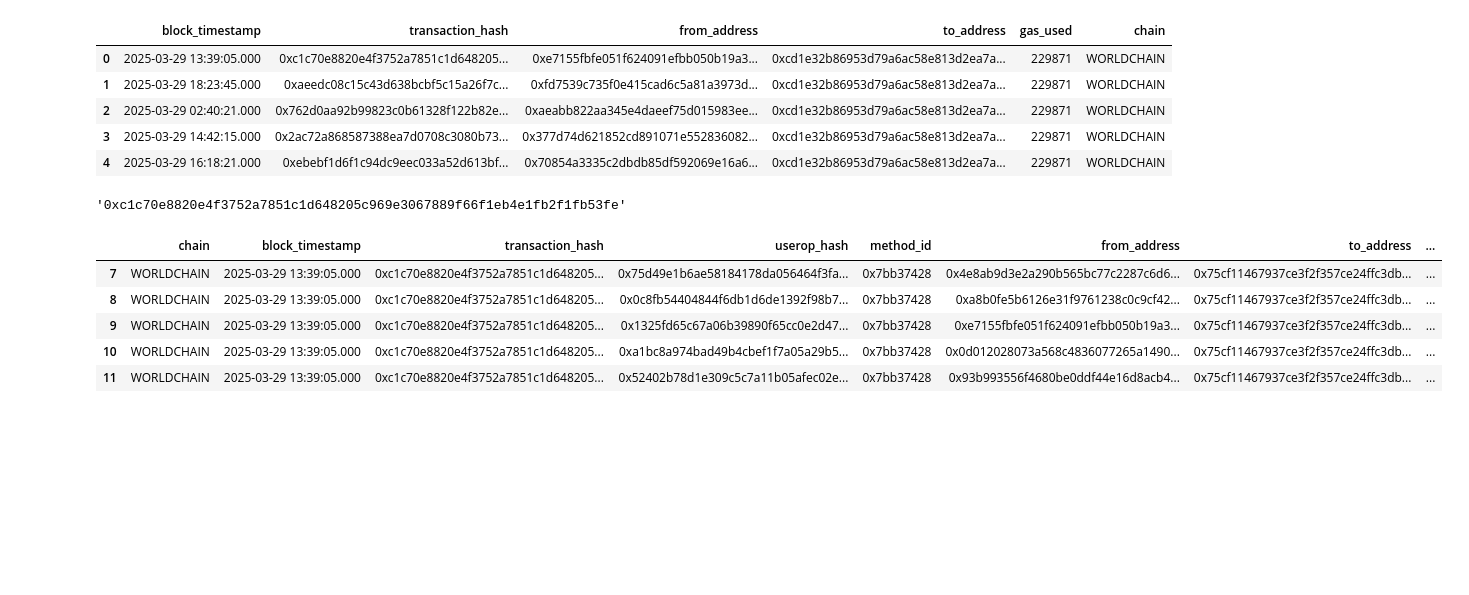
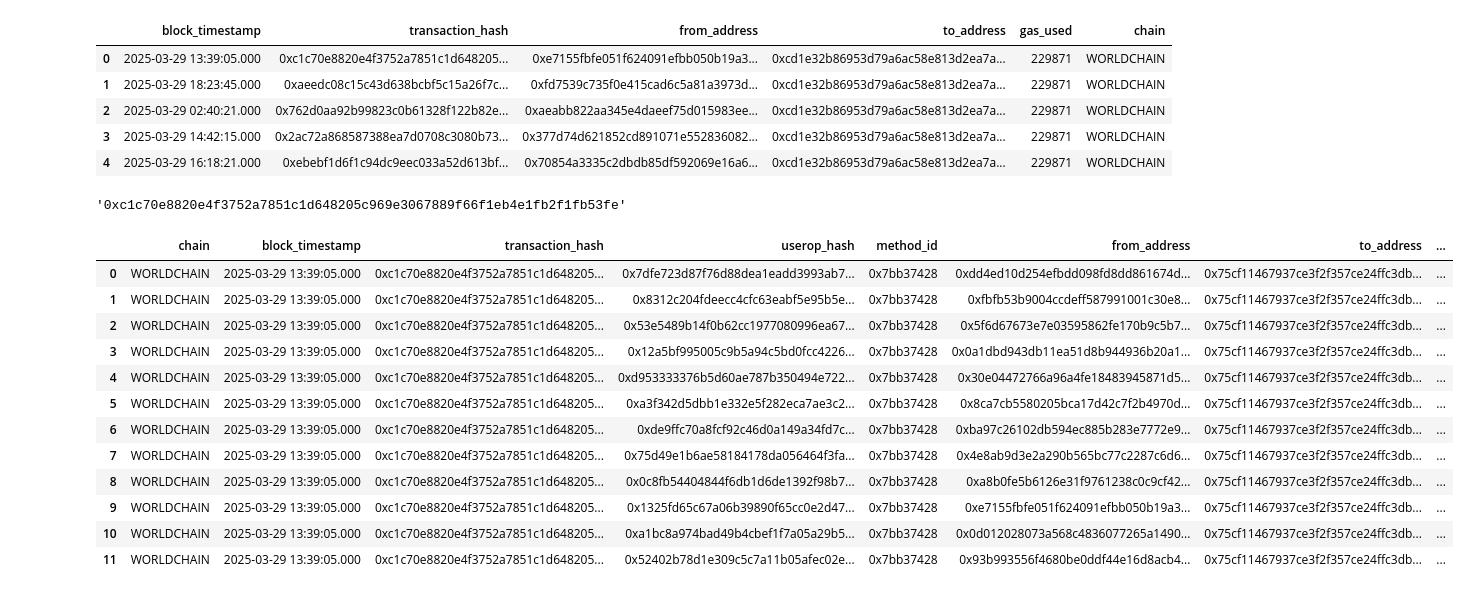
Before and after one commit to opensource-observer/insights, a Jupyter notebook: analysis/optimism/pyoso/20250415_WorldchainUserModel.ipynb, the cells around one changed output. Cells and saved outputs as stored; diff of their text form; code cells hidden in the pictures; blank space fills up the shorter version.

```diff
--- a/analysis/optimism/pyoso/20250415_WorldchainUserModel.ipynb
+++ b/analysis/optimism/pyoso/20250415_WorldchainUserModel.ipynb
@@ -43,15 +43,22 @@ TEST_HASH
 # %%
 df_4337_traces = client.to_pandas(f"""
     SELECT *
     FROM stg_superchain__4337_traces
     WHERE
         chain = 'WORLDCHAIN'
         AND transaction_hash = '{TEST_HASH}'
         AND block_timestamp BETWEEN DATE '2025-03-29' and DATE '2025-03-30'
 """)
-df_4337_traces.tail()
+df_4337_traces
 # %% [output]
 |  | chain | block_timestamp | transaction_hash | userop_hash | method_id | from_address | to_address | ... |
+| 0 | WORLDCHAIN | 2025-03-29 13:39:05.000 | 0xc1c70e8820e4f3752a7851c1d648205... | 0x7dfe723d87f76d88dea1eadd3993ab7... | 0x7bb37428 | 0xdd4ed10d254efbdd098fd8dd861674d... | 0x75cf11467937ce3f2f357ce24ffc3db... | ... |
+| 1 | WORLDCHAIN | 2025-03-29 13:39:05.000 | 0xc1c70e8820e4f3752a7851c1d648205... | 0x8312c204fdeecc4cfc63eabf5e95b5e... | 0x7bb37428 | 0xfbfb53b9004ccdeff587991001c30e8... | 0x75cf11467937ce3f2f357ce24ffc3db... | ... |
+| 2 | WORLDCHAIN | 2025-03-29 13:39:05.000 | 0xc1c70e8820e4f3752a7851c1d648205... | 0x53e5489b14f0b62cc1977080996ea67... | 0x7bb37428 | 0x5f6d67673e7e03595862fe170b9c5b7... | 0x75cf11467937ce3f2f357ce24ffc3db... | ... |
+| 3 | WORLDCHAIN | 2025-03-29 13:39:05.000 | 0xc1c70e8820e4f3752a7851c1d648205... | 0x12a5bf995005c9b5a94c5bd0fcc4226... | 0x7bb37428 | 0x0a1dbd943db11ea51d8b944936b20a1... | 0x75cf11467937ce3f2f357ce24ffc3db... | ... |
+| 4 | WORLDCHAIN | 2025-03-29 13:39:05.000 | 0xc1c70e8820e4f3752a7851c1d648205... | 0xd953333376b5d60ae787b350494e722... | 0x7bb37428 | 0x30e04472766a96a4fe18483945871d5... | 0x75cf11467937ce3f2f357ce24ffc3db... | ... |
+| 5 | WORLDCHAIN | 2025-03-29 13:39:05.000 | 0xc1c70e8820e4f3752a7851c1d648205... | 0xa3f342d5dbb1e332e5f282eca7ae3c2... | 0x7bb37428 | 0x8ca7cb5580205bca17d42c7f2b4970d... | 0x75cf11467937ce3f2f357ce24ffc3db... | ... |
+| 6 | WORLDCHAIN | 2025-03-29 13:39:05.000 | 0xc1c70e8820e4f3752a7851c1d648205... | 0xde9ffc70a8fcf92c46d0a149a34fd7c... | 0x7bb37428 | 0xba97c26102db594ec885b283e7772e9... | 0x75cf11467937ce3f2f357ce24ffc3db... | ... |
 | 7 | WORLDCHAIN | 2025-03-29 13:39:05.000 | 0xc1c70e8820e4f3752a7851c1d648205... | 0x75d49e1b6ae58184178da056464f3fa... | 0x7bb37428 | 0x4e8ab9d3e2a290b565bc77c2287c6d6... | 0x75cf11467937ce3f2f357ce24ffc3db... | ... |
 | 8 | WORLDCHAIN | 2025-03-29 13:39:05.000 | 0xc1c70e8820e4f3752a7851c1d648205... | 0x0c8fb54404844f6db1d6de1392f98b7... | 0x7bb37428 | 0xa8b0fe5b6126e31f9761238c0c9cf42... | 0x75cf11467937ce3f2f357ce24ffc3db... | ... |
 | 9 | WORLDCHAIN | 2025-03-29 13:39:05.000 | 0xc1c70e8820e4f3752a7851c1d648205... | 0x1325fd65c67a06b39890f65cc0e2d47... | 0x7bb37428 | 0xe7155fbfe051f624091efbb050b19a3... | 0x75cf11467937ce3f2f357ce24ffc3db... | ... |
```
Also changed, not shown: parts of 1 cell of this notebook.
